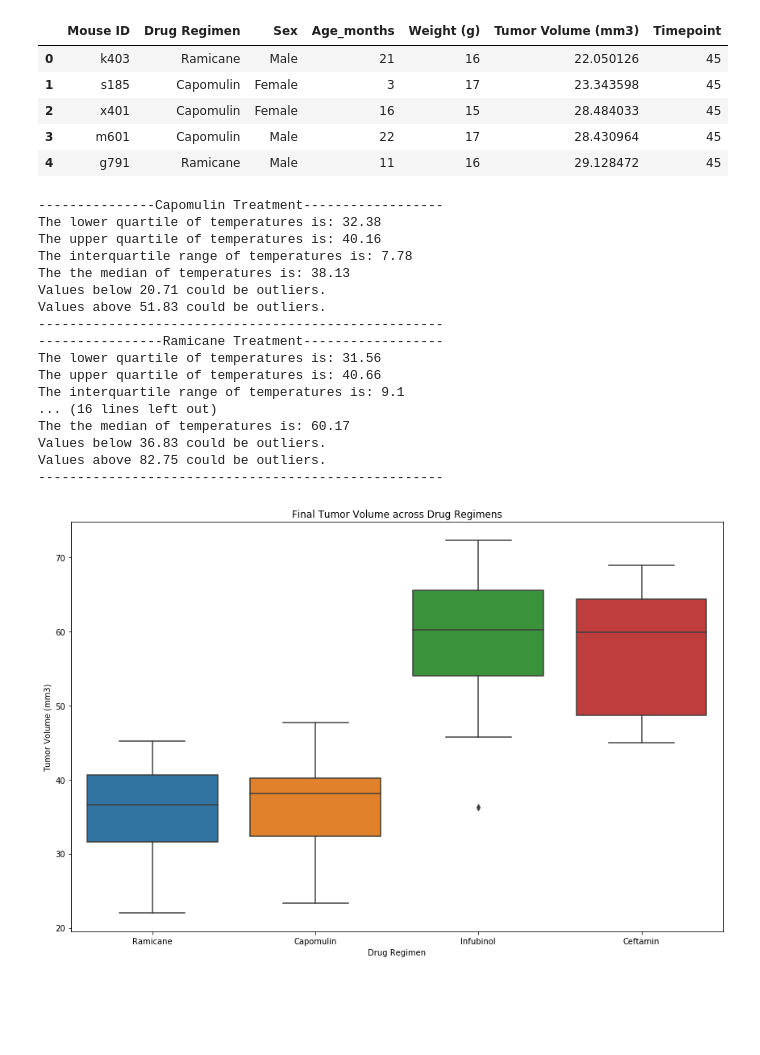
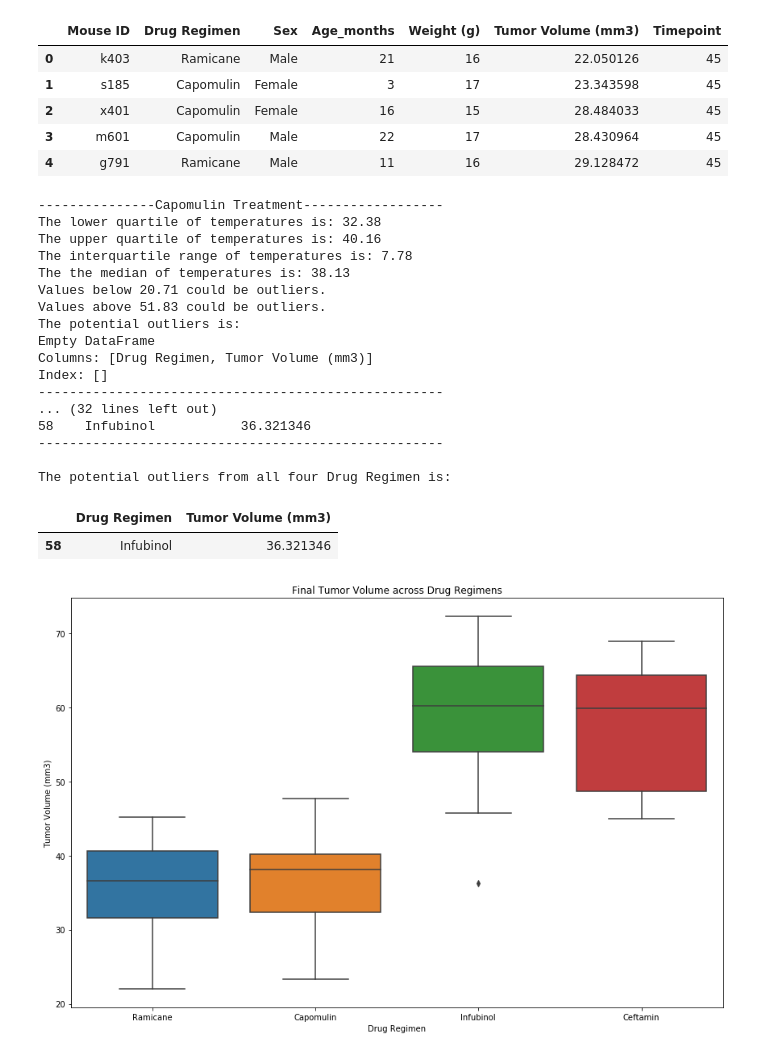
Before and after one commit to dayothompson/The-Power-of-Plots, a Jupyter notebook: Pymaceuticals/pymaceuticals_starter.ipynb, the cells around one changed output. Drawn from its saved outputs; the diff is of its cells as text; code cells hidden in the pictures; blank space fills up the shorter version.

```diff
--- a/Pymaceuticals/pymaceuticals_starter.ipynb
+++ b/Pymaceuticals/pymaceuticals_starter.ipynb
@@ -309,8 +309,10 @@ print(f"The the median of temperatures is: {cap_quartiles[0.5]} ")
 
 cap_lower_bound = cap_lowerq - (1.5*cap_iqr)
 cap_upper_bound = cap_upperq + (1.5*cap_iqr)
+cap_out = cap_plot.loc[(cap_tmv < cap_lower_bound) | (cap_tmv > cap_upper_bound)]
 print(f"Values below {cap_lower_bound} could be outliers.")
 print(f"Values above {cap_upper_bound} could be outliers.")
+print(f"The potential outliers is: \n{cap_out}")
 print(f"----------------------------------------------------")
 
 
@@ -329,8 +331,10 @@ print(f"The the median of temperatures is: {ram_quartiles[0.5]} ")
 
 ram_lower_bound = ram_lowerq - (1.5*ram_iqr)
 ram_upper_bound = round((ram_upperq + (1.5*ram_iqr)), 2)
+ram_out = ram_plot.loc[(ram_tmv < ram_lower_bound) | (ram_tmv > ram_upper_bound)]
 print(f"Values below {ram_lower_bound} could be outliers.")
 print(f"Values above {ram_upper_bound} could be outliers.")
+print(f"The potential outliers is: \n{ram_out}")
 print(f"----------------------------------------------------")
 
 
@@ -349,47 +353,56 @@ print(f"The the median of temperatures is: {cef_quartiles[0.5]} ")
 
 cef_lower_bound = round((cef_lowerq - (1.5*cef_iqr)),2)
 cef_upper_bound = round((cef_upperq + (1.5*cef_iqr)), 2)
+cef_out = cef_plot.loc[(cef_tmv < cef_lower_bound) | (cef_tmv > cef_upper_bound)]
 print(f"Values below {cef_lower_bound} could be outliers.")
 print(f"Values above {cef_upper_bound} could be outliers.")
+print(f"The potential outliers is: \n{cef_out}")
 print(f"----------------------------------------------------")
 
 
 
 # For Infubinol
 inf_quartiles = round((inf_tmv.quantile([.25,.5,.75])),2)
 inf_lowerq = round(inf_quartiles[0.25], 2)
 inf_upperq = round(inf_quartiles[0.75], 2)
 inf_iqr = round((inf_upperq - inf_lowerq), 2)
 
 print(f"----------------Infubinol Treatment------------------")
 print(f"The lower quartile of temperatures is: {inf_lowerq}")
 print(f"The upper quartile of temperatures is: {inf_upperq}")
 print(f"The interquartile range of temperatures is: {inf_iqr}")
 print(f"The the median of temperatures is: {inf_quartiles[0.5]} ")
 
 inf_lower_bound = round((inf_lowerq - (1.5*inf_iqr)),2)
 inf_upper_bound = round((inf_upperq + (1.5*inf_iqr)), 2)
+inf_out = inf_plot.loc[(inf_tmv < inf_lower_bound) | (inf_tmv > inf_upper_bound)]
 print(f"Values below {inf_lower_bound} could be outliers.")
 print(f"Values above {inf_upper_bound} could be outliers.")
+print(f"The potential outliers is: {inf_out}")
 print(f"----------------------------------------------------")
+print(f"                                                      ")
+print(f"The potential outliers from all four Drug Regimen is: ")
+inf_out
 # %% [output]
 ---------------Capomulin Treatment------------------
 The lower quartile of temperatures is: 32.38
 The upper quartile of temperatures is: 40.16
 The interquartile range of temperatures is: 7.78
 The the median of temperatures is: 38.13
 Values below 20.71 could be outliers.
 Values above 51.83 could be outliers.
+The potential outliers is:
+Empty DataFrame
+Columns: [Drug Regimen, Tumor Volume (mm3)]
+Index: []
 ----------------------------------------------------
-----------------Ramicane Treatment------------------
-The lower quartile of temperatures is: 31.56
-The upper quartile of temperatures is: 40.66
-The interquartile range of temperatures is: 9.1
-... (16 lines left out)
-The the median of temperatures is: 60.17
-Values below 36.83 could be outliers.
-Values above 82.75 could be outliers.
+... (32 lines left out)
+58    Infubinol           36.321346
 ----------------------------------------------------
+
+The potential outliers from all four Drug Regimen is:
+|  | Drug Regimen | Tumor Volume (mm3) |
+| 58 | Infubinol | 36.321346 |
 # %%
 # Generate a box plot of the final tumor volume of each mouse across four regimens of interest
 
```
Also changed, not shown: 1 other file.
